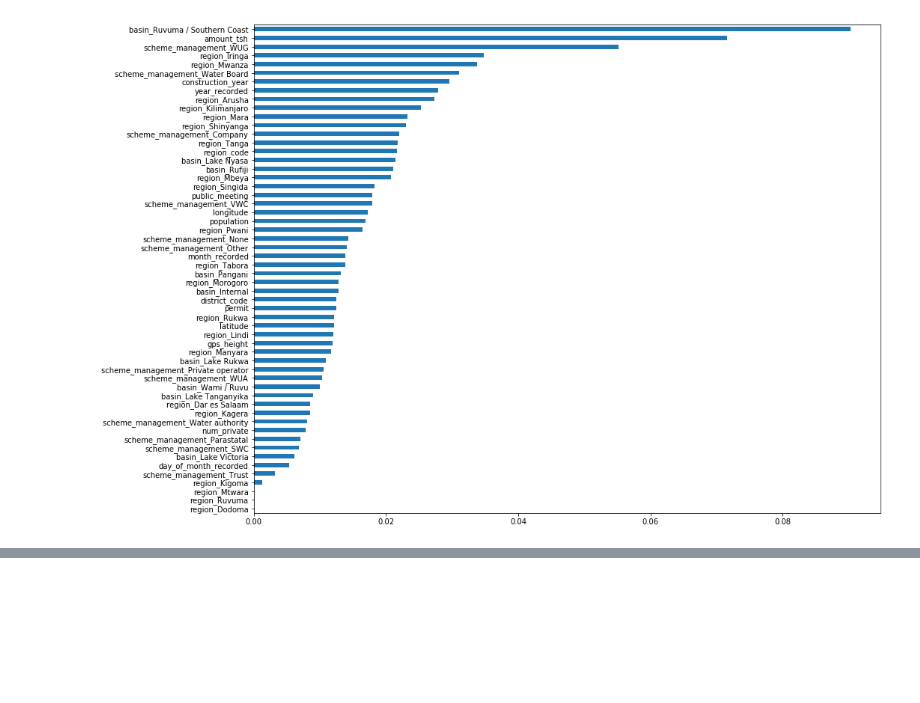
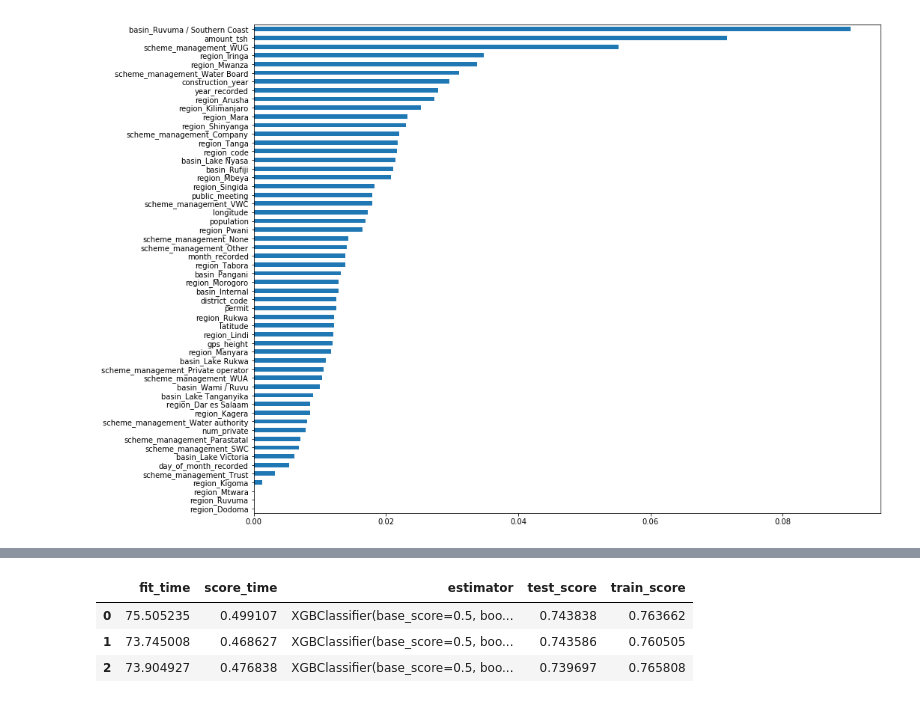
Before and after one commit to livjab/DS3-Kaggle-Comptetion, a Jupyter notebook: LJ_DS3_Kaggle_Competition.ipynb, the cells around one changed output, grey strips where cells are left out. Drawn from its saved outputs; the diff is of its cells as text; code cells hidden in the pictures; blank space fills up the shorter version.

Commit message:
Created a few more models, none that would beat my current score

```diff
--- a/LJ_DS3_Kaggle_Competition.ipynb
+++ b/LJ_DS3_Kaggle_Competition.ipynb
@@ -671,0 +794,7 @@ top_n.plot.barh();
+# %%
+oh_encoder = ce.OneHotEncoder(use_cat_names=True)
+quality_encoded = oh_encoder.fit_transform(train[["quality_group"]])
+test_encoder = oh_encoder.transform(test[["quality_group"]])
+
+train = pd.concat([train, quality_encoded], axis=1)
+test = pd.concat([test, test_encoder], axis=1)
@@ -671,0 +942,69 @@ top_n.plot.barh();
+# %%
+# lets put this mess all together
+
+from xgboost import XGBClassifier
+from sklearn.model_selection import cross_validate
+from sklearn.metrics import accuracy_score
+
+
+
+features = ['amount_tsh', 'gps_height', 'longitude', 'latitude', 'num_private',
+       'region_code', 'district_code',
+       'population', 'public_meeting', 'permit', 'construction_year', 'year_recorded',
+       'month_recorded', 'day_of_month_recorded', 'basin_Lake Nyasa',
+       'basin_Lake Victoria', 'basin_Pangani', 'basin_Ruvuma / Southern Coast',
+       'basin_Internal', 'basin_Lake Tanganyika', 'basin_Wami / Ruvu',
+       'basin_Rufiji', 'basin_Lake Rukwa', 'region_Iringa', 'region_Mara',
+       'region_Manyara', 'region_Mtwara', 'region_Kagera', 'region_Tanga',
+       'region_Shinyanga', 'region_Tabora', 'region_Pwani', 'region_Ruvuma',
+       'region_Kilimanjaro', 'region_Rukwa', 'region_Mwanza', 'region_Kigoma',
+       'region_Lindi', 'region_Dodoma', 'region_Arusha', 'region_Mbeya',
+       'region_Singida', 'region_Morogoro', 'region_Dar es Salaam',
+       'scheme_management_VWC', 'scheme_management_Other',
+       'scheme_management_None', 'scheme_management_Private operator',
+       'scheme_management_WUG', 'scheme_management_Water Board',
+       'scheme_management_WUA', 'scheme_management_Water authority',
+       'scheme_management_Company', 'scheme_management_Parastatal',
+       'scheme_management_Trust', 'scheme_management_SWC', 'extraction_type_class_gravity',
+       'extraction_type_class_submersible', 'extraction_type_class_handpump',
+       'extraction_type_class_other', 'extraction_type_class_motorpump',
+       'extraction_type_class_wind-powered', 'extraction_type_class_rope pump',
+       'management_group_user-group', 'management_group_other', 'management_group_commercial',
+       'management_group_parastatal', 'management_group_unknown', 'management_vwc',
+       'management_wug', 'management_other', 'management_private operator',
+       'management_water board', 'management_wua', 'management_company',
+       'management_water authority', 'management_parastatal', 'management_unknown',
+       'management_other - school', 'management_trust', 'payment_pay annually',
+       'payment_never pay', 'payment_pay per bucket', 'payment_unknown',
+       'payment_pay when scheme fails', 'payment_other', 'payment_pay monthly',
+       'water_quality_soft', 'water_quality_salty', 'water_quality_milky',
+       'water_quality_unknown', 'water_quality_fluoride', 'water_quality_coloured',
+       'water_quality_salty abandoned', 'water_quality_fluoride abandoned',
+       'quality_group_good', 'quality_group_salty', 'quality_group_milky',
+       'quality_group_unknown', 'quality_group_fluoride', 'quality_group_colored',
+       'source_type_spring', 'source_type_rainwater harvesting', 'source_type_dam',
+       'source_type_borehole', 'source_type_other', 'source_type_shallow well',
+       'source_type_river/lake', 'waterpoint_type_communal standpipe',
+       'waterpoint_type_communal standpipe multiple', 'waterpoint_type_hand pump',
+       'waterpoint_type_other', 'waterpoint_type_improved spring',
+       'waterpoint_type_cattle trough', 'waterpoint_type_dam']
+target = "status_group"
+
+X_train = train[features]
+y_train = train[target]
+X_test = test[features]
+
+scores = cross_validate(XGBClassifier(max_depth=6, n_estimators=100),
+                       X_train,
+                       y_train,
+                       scoring="accuracy",
+                       cv=3,
+                       return_train_score=True,
+                       return_estimator=True)
+
+pd.DataFrame(scores)
+# %% [output]
+|  | fit_time | score_time | estimator | test_score | train_score |
+| 0 | 75.505235 | 0.499107 | XGBClassifier(base_score=0.5, boo... | 0.743838 | 0.763662 |
+| 1 | 73.745008 | 0.468627 | XGBClassifier(base_score=0.5, boo... | 0.743586 | 0.760505 |
+| 2 | 73.904927 | 0.476838 | XGBClassifier(base_score=0.5, boo... | 0.739697 | 0.765808 |
```
Also changed, not shown: parts of 42 cells of this notebook.
